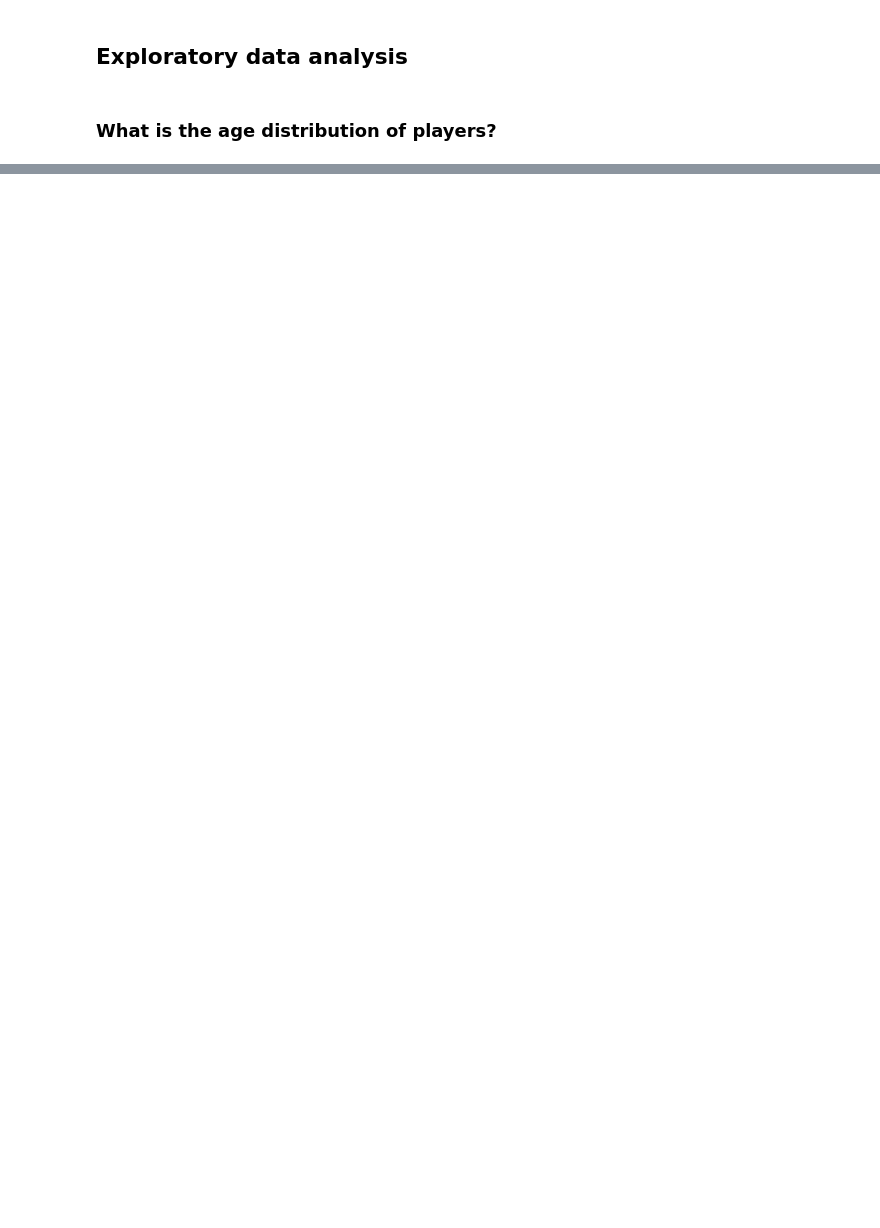
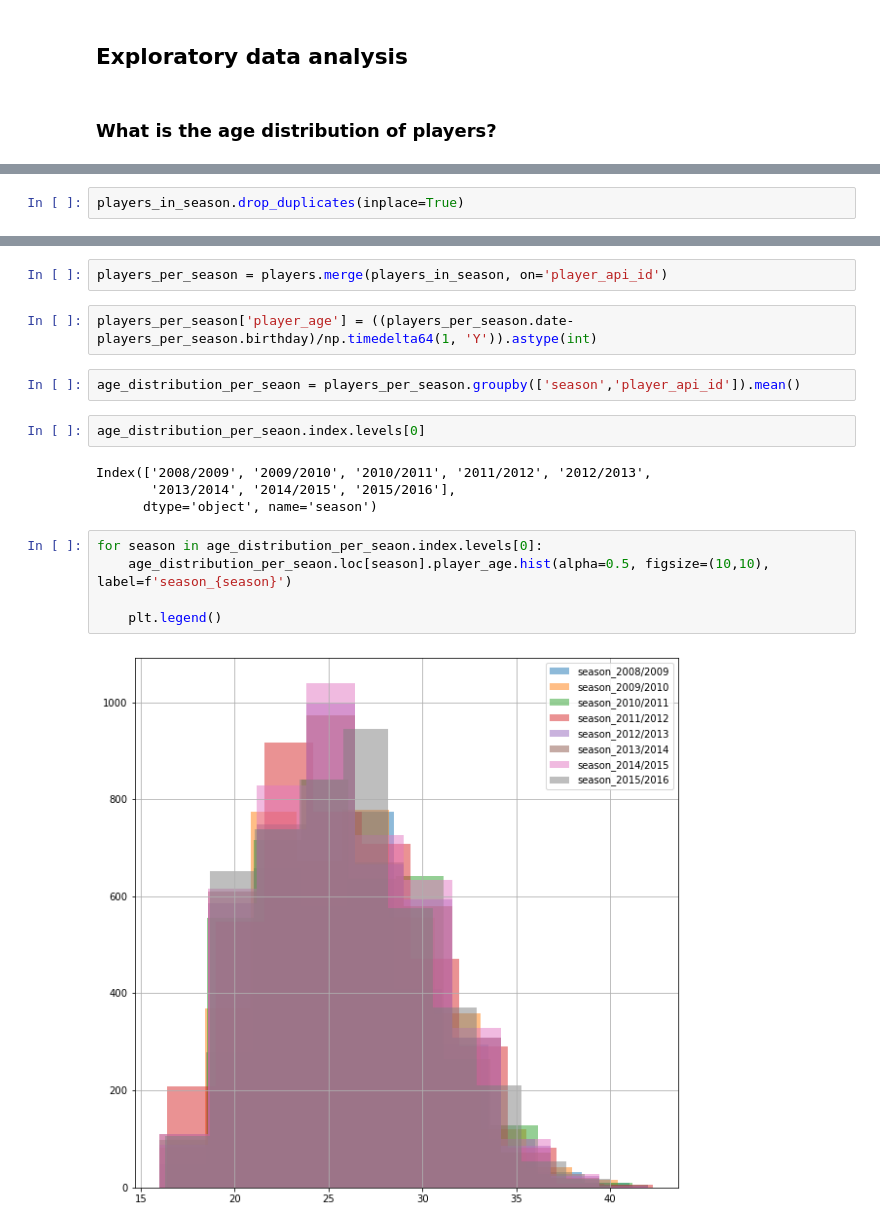
Before and after one commit to Wishbert/Investigating-Soccer-Dataset, a Jupyter notebook: Soccer Database draft.ipynb, the cells around one changed output, grey strips where cells are left out. Saved outputs shown, nothing was run; the diff lists cells and outputs as text; blank space fills up the shorter version.

Commit message:
This commits a draft of age distribution exploration

```diff
--- a/Soccer Database draft.ipynb
+++ b/Soccer Database draft.ipynb
@@ -911,0 +974,2 @@ I will look a the age of the players
+# %%
+players_in_season.drop_duplicates(inplace=True)
@@ -911,0 +999,19 @@ I will look a the age of the players
+# %%
+players_per_season = players.merge(players_in_season, on='player_api_id')
+# %%
+players_per_season['player_age'] = ((players_per_season.date-players_per_season.birthday)/np.timedelta64(1, 'Y')).astype(int)
+# %%
+age_distribution_per_seaon = players_per_season.groupby(['season','player_api_id']).mean()
+# %%
+age_distribution_per_seaon.index.levels[0]
+# %% [output]
+Index(['2008/2009', '2009/2010', '2010/2011', '2011/2012', '2012/2013',
+       '2013/2014', '2014/2015', '2015/2016'],
+      dtype='object', name='season')
+# %%
+for season in age_distribution_per_seaon.index.levels[0]:
+    age_distribution_per_seaon.loc[season].player_age.hist(alpha=0.5, figsize=(10,10), label=f'season_{season}')
+
+    plt.legend()
+# %% [output]
+[figure, added]
```
Also changed, not shown: parts of 14 cells of this notebook.
